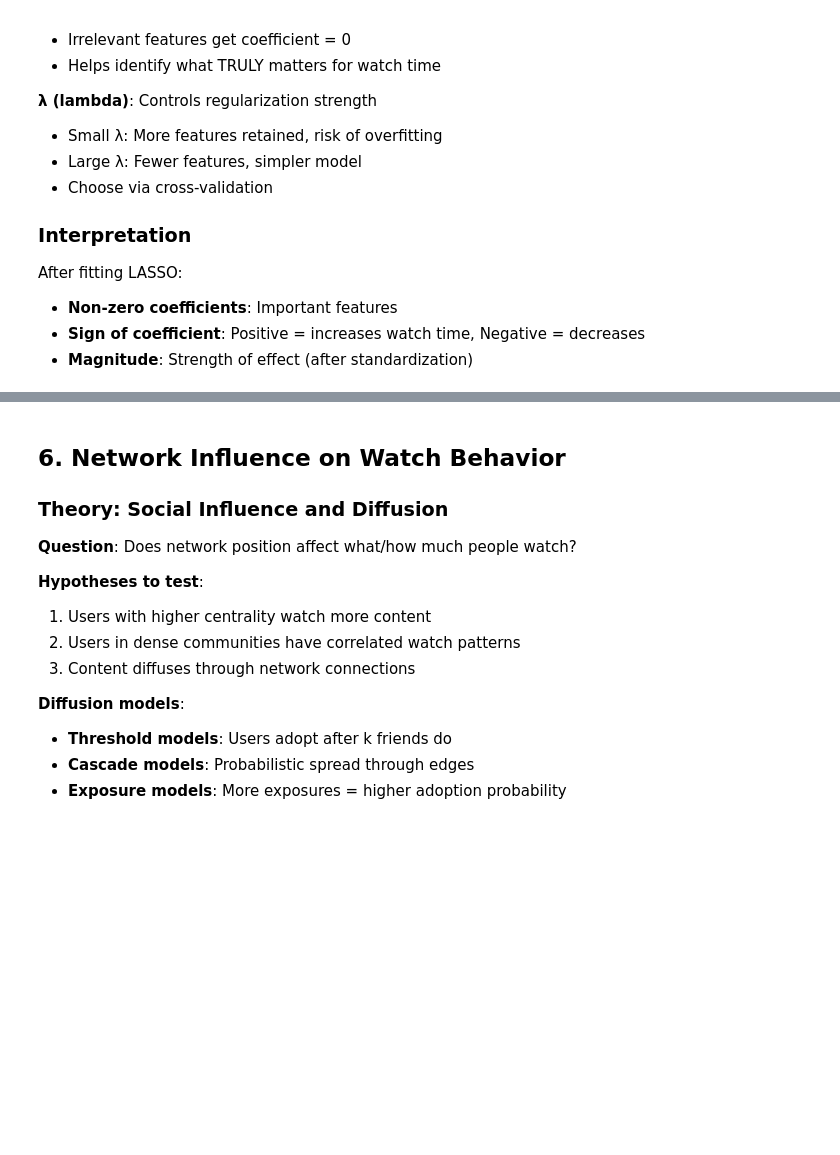
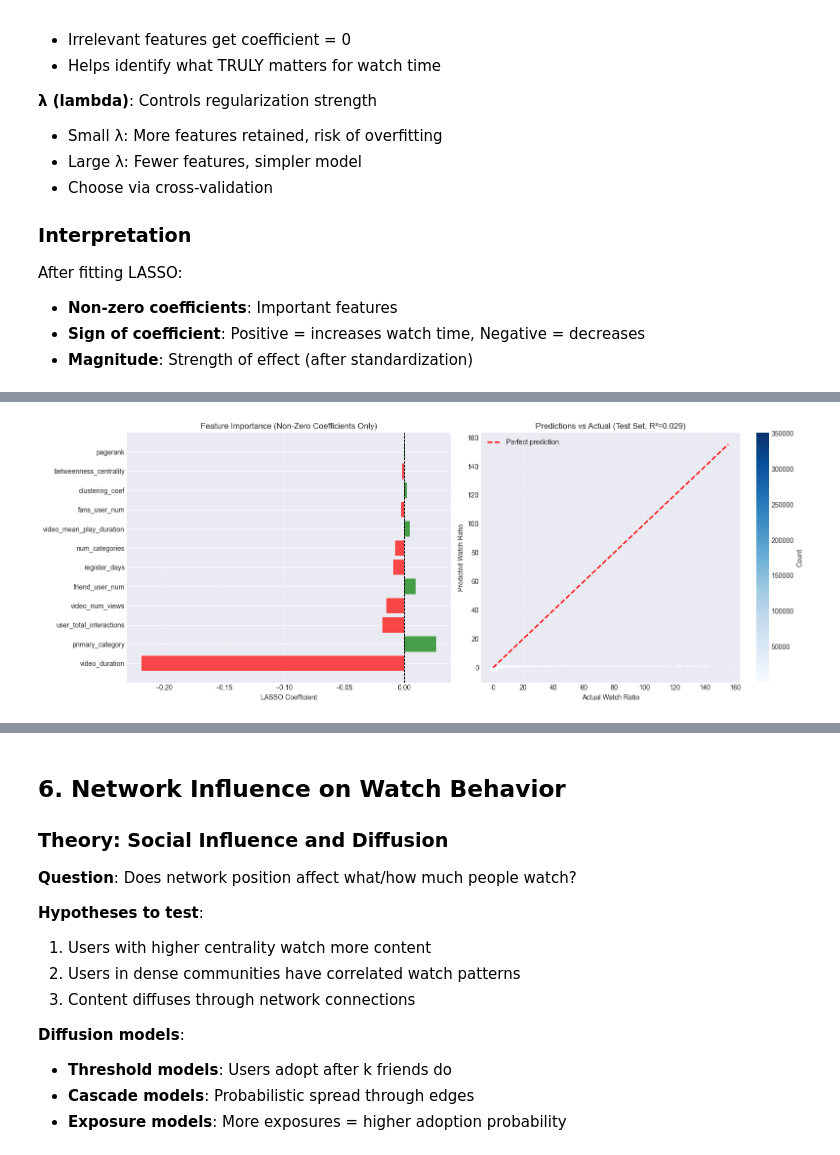
Before and after one commit to Erhan1706/complex-networks, a Jupyter notebook: notebooks/01_initial_exploration.ipynb, the cells around one changed output, grey strips where cells are left out. Cells and saved outputs as stored; diff of their text form; code cells hidden in the pictures; blank space fills up the shorter version.

```diff
--- a/notebooks/01_initial_exploration.ipynb
+++ b/notebooks/01_initial_exploration.ipynb
@@ -480,0 +861,95 @@ After fitting LASSO:
+# %%
+# Feature importance analysis
+print("Analyzing feature importance...")
+print("="*60)
+
+# Get coefficients
+coefficients = pd.DataFrame({
+    'feature': feature_columns,
+    'coefficient': lasso.coef_
+})
+
+# Separate zero and non-zero coefficients
+non_zero = coefficients[coefficients['coefficient'] != 0].sort_values('coefficient', key=abs, ascending=False)
+zero_coef = coefficients[coefficients['coefficient'] == 0]
+
+print(f"\nLASSO selected {len(non_zero)} out of {len(feature_columns)} features")
+print(f"Features eliminated (coefficient = 0): {len(zero_coef)}")
+
+if len(zero_coef) > 0:
+    print(f"\nEliminated features:")
+    for feat in zero_coef['feature'].values:
+        print(f"  - {feat}")
+
+print(f"\n{'='*60}")
+print("Important Features (Non-Zero Coefficients):")
+print('='*60)
+if len(non_zero) > 0:
+    for _, row in non_zero.iterrows():
+        direction = "increases" if row['coefficient'] > 0 else "decreases"
+        print(f"  {row['feature']:30s}: {row['coefficient']:+.6f}  ({direction} watch_ratio)")
+else:
+    print("WARNING: All features were eliminated by LASSO!")
+    print("This means alpha is too high. Try reducing it.")
+
+# Diagnostic statistics
+print(f"\n{'='*60}")
+print("Prediction Diagnostics:")
+print('='*60)
+print(f"Target (y_test) statistics:")
+print(f"  Mean: {y_test.mean():.4f}")
+print(f"  Std:  {y_test.std():.4f}")
+print(f"  Min:  {y_test.min():.4f}")
+print(f"  Max:  {y_test.max():.4f}")
+print(f"\nPredictions (y_test_pred) statistics:")
+print(f"  Mean: {y_test_pred.mean():.4f}")
+print(f"  Std:  {y_test_pred.std():.4f}")
+print(f"  Min:  {y_test_pred.min():.4f}")
+print(f"  Max:  {y_test_pred.max():.4f}")
+
+# Check if predictions are all the same
+if y_test_pred.std() < 0.001:
+    print("\nWARNING: Predictions have very low variance!")
+    print("Model is predicting nearly the same value for everything.")
+    print("This suggests the model couldn't find useful patterns.")
+
+# Visualize feature importance
+if len(non_zero) > 0:
+    fig, axes = plt.subplots(1, 2, figsize=(16, 6))
+
+    # Bar plot of non-zero coefficients
+    colors = ['green' if c > 0 else 'red' for c in non_zero['coefficient']]
+    axes[0].barh(non_zero['feature'], non_zero['coefficient'], color=colors, alpha=0.7)
+    axes[0].set_xlabel('LASSO Coefficient')
+    axes[0].set_title('Feature Importance (Non-Zero Coefficients Only)')
+    axes[0].axvline(0, color='black', linestyle='--', linewidth=1)
+    axes[0].grid(alpha=0.3, axis='x')
+
+    # Scatter plot: actual vs predicted (on test set) with better sampling
+    # Use hexbin for better visualization with many points
+    axes[1].hexbin(y_test, y_test_pred, gridsize=50, cmap='Blues', mincnt=1)
+    axes[1].plot([y_test.min(), y_test.max()], [y_test.min(), y_test.max()],
+                 'r--', linewidth=2, label='Perfect prediction')
+    axes[1].set_xlabel('Actual Watch Ratio')
+    axes[1].set_ylabel('Predicted Watch Ratio')
+    axes[1].set_title(f'Predictions vs Actual (Test Set, R²={test_score:.3f})')
+    axes[1].legend()
+    axes[1].grid(alpha=0.3)
+    cbar = plt.colorbar(axes[1].collections[0], ax=axes[1])
+    cbar.set_label('Count')
+
+    plt.tight_layout()
+    plt.show()
+else:
+    print("\nAll features were eliminated! Cannot plot.")
+    print("Try reducing alpha (e.g., alpha=0.001 or alpha=0.0001)")
+
+print(f"\n{'='*60}")
+print("Key Findings:")
+print('='*60)
+print("• Positive coefficients → feature increases watch time")
+print("• Negative coefficients → feature decreases watch time")
+print("• Larger magnitude → stronger effect")
+print("• Zero coefficients → feature deemed irrelevant by LASSO")
+print(f"\nModel explains {test_score*100:.2f}% of variance in watch_ratio")
+# %% [output]
@@ -480,0 +973 @@ After fitting LASSO:
+[figure, added]
```
Also changed, not shown: parts of 19 cells of this notebook.
